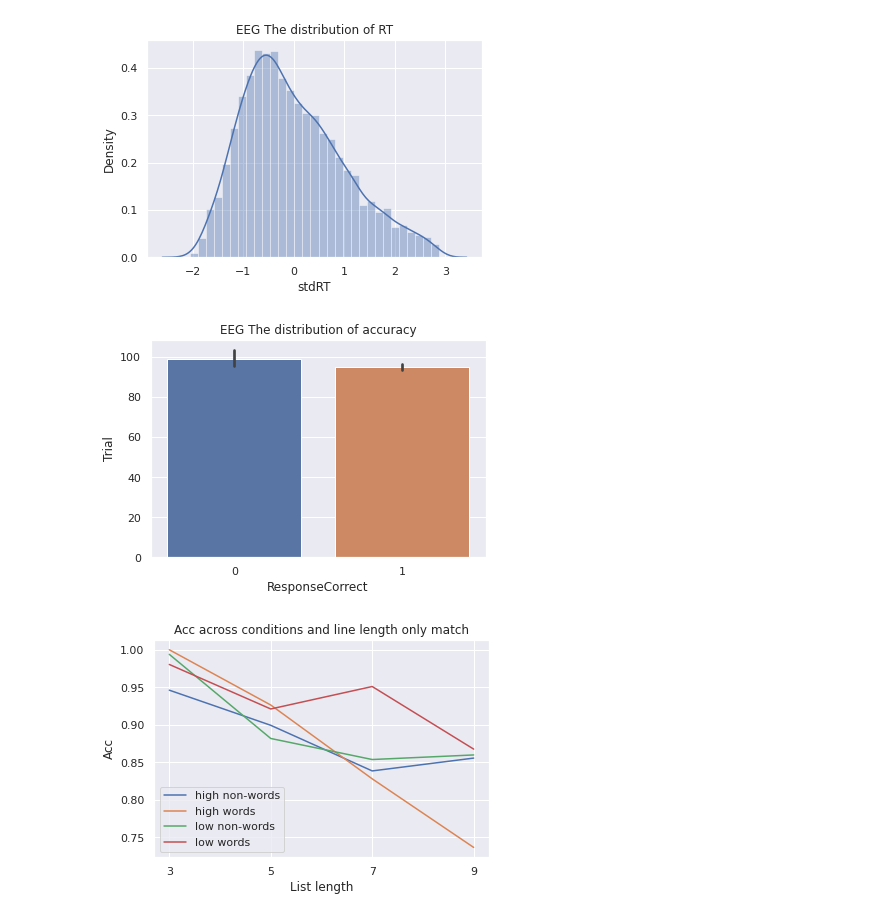
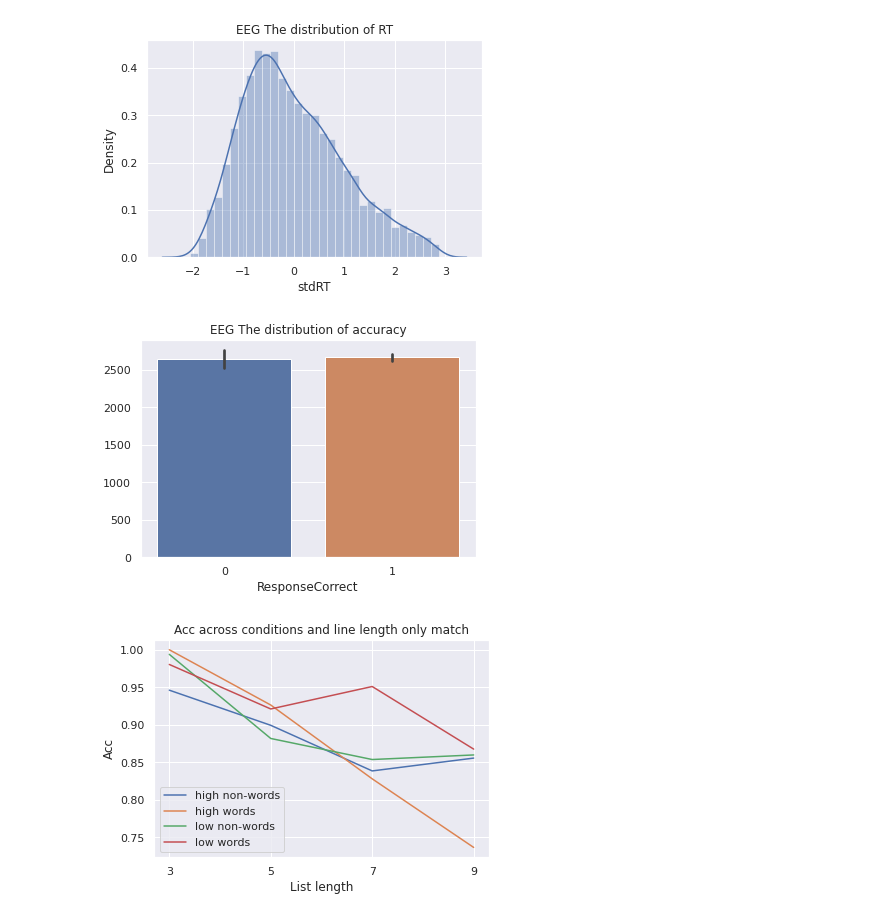
Before and after one commit to cristinarainich/Sternberg_analysis, a Jupyter notebook: Models.ipynb, the cells around one changed output. Cells and saved outputs as stored; diff of their text form; code cells hidden in the pictures.

```diff
--- a/Models.ipynb
+++ b/Models.ipynb
@@ -132,12 +140,12 @@ pl.title('EEG The distribution of RT');
 [figure]
 # %%
 sns.barplot(
-    x = 'ResponseCorrect', y = 'Trial',
-    data = eeg_data
+    x = eeg_data.ResponseCorrect,
+    y = eeg_data.index
     )
 pl.title('EEG The distribution of accuracy');
 # %% [output]
-[figure, old version]
+[figure, new version]
 # %%
 pl.figure()
 subset = eeg[eeg['ProbeType'] == 2].groupby(['ProbeCategory', 'Length'])[['ResponseCorrect']].mean().reset_index()
```
Also changed, not shown: parts of 105 cells of this notebook.
